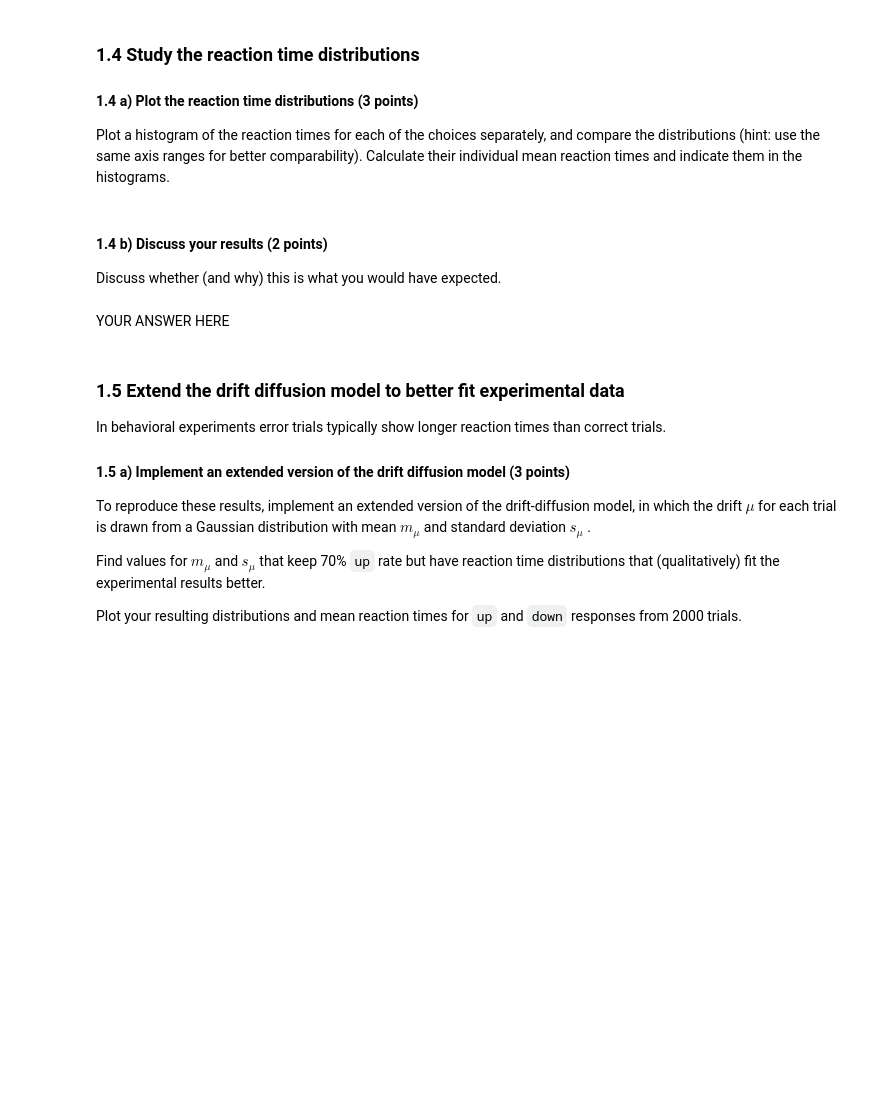
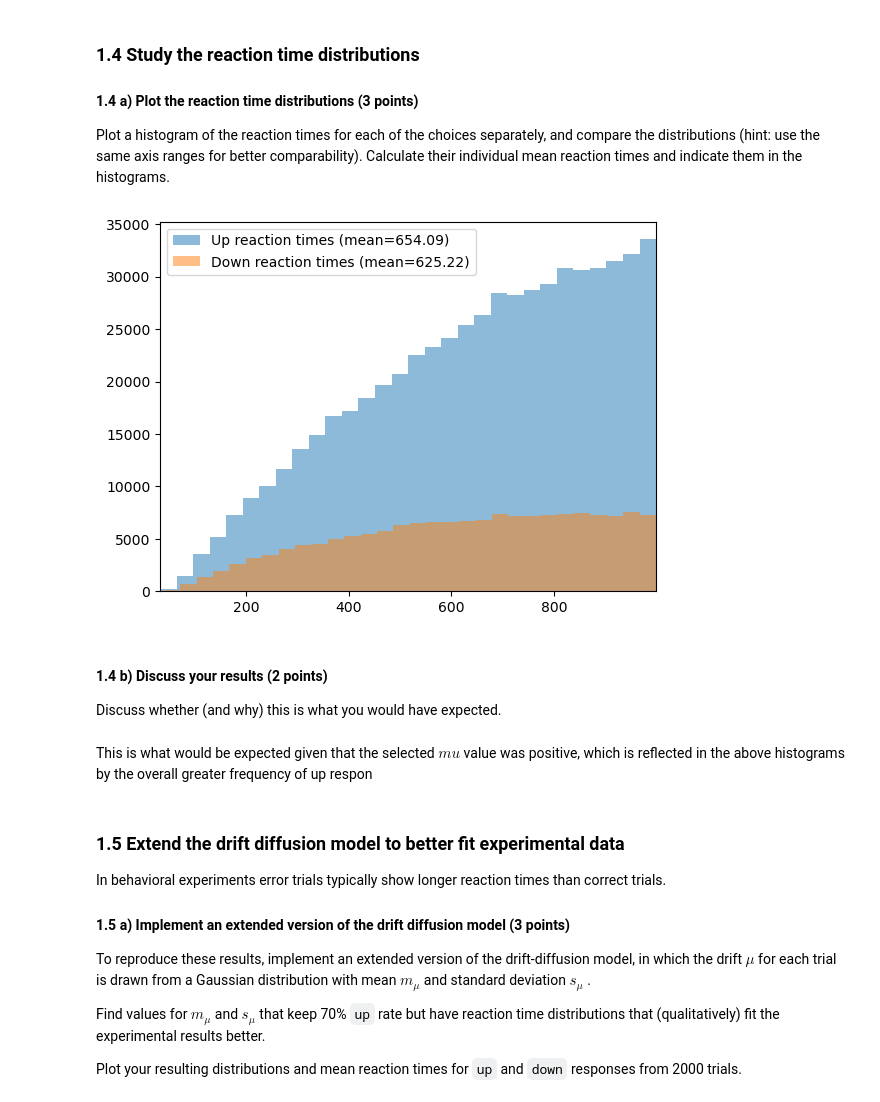
Before and after one commit to lfogarty98/mhbf_pt, a Jupyter notebook: 5-decision-making-I/decision-making-I.ipynb, the cells around one changed output. Drawn from its saved outputs; the diff is of its cells as text; code cells hidden in the pictures; blank space fills up the shorter version.

```diff
--- a/5-decision-making-I/decision-making-I.ipynb
+++ b/5-decision-making-I/decision-making-I.ipynb
@@ -113,3 +152,23 @@ raise NotImplementedError()
+# %%
+X0 = [0]
+mu = 0.1
+sigma = 0.5
+num_trials = 2000
+a = 1
+dt = 0.01
+t = np.arange(0, 10, dt)
+up_reaction_times = []
+down_reaction_times = []
+
+for i in range(num_trials):
+    X = helpers.euler_maruyama(ffun=lambda t, y: mu, gfun=lambda t, y: sigma, y0=X0, t=t)
+    for j in range(len(X)):
+        if X[j] >= a:
+            up_reaction_times.append(j)
+        elif X[j] <=-a:
+            down_reaction_times.append(j)
+    # if not np.max(X) >= a or np.max(X) <= -a:
+    #     i -= 1 # resimulate if no boundary reached
 # %% [markdown]
 ### 1.4 Study the reaction time distributions
 
@@ -122,9 +178,24 @@ raise NotImplementedError()
+# %%
+# Plot histograms
+plt.hist(up_reaction_times, bins=30, alpha=0.5, label=f'Up reaction times (mean={np.mean(up_reaction_times):.2f})')
+plt.hist(down_reaction_times, bins=30, alpha=0.5, label=f'Down reaction times (mean={np.mean(down_reaction_times):.2f})')
+
+# Set axis ranges for comparability
+plt.xlim(min(min(up_reaction_times), min(down_reaction_times)), max(max(up_reaction_times), max(down_reaction_times)))
+# plt.ylim(0, max(np.histogram(up_reaction_times, bins=30)[0].max(), np.histogram(down_reaction_times, bins=30)[0].max()))
+
+# Add legend
+plt.legend()
+
+plt.show()
+# %% [output]
+[figure, added]
 # %% [markdown]
 #### 1.4 b) Discuss your results (2 points)
 
 Discuss whether (and why) this is what you would have expected.
-# %% [markdown]
-YOUR ANSWER HERE
+# %% [markdown]
+This is what would be expected given that the selected $mu$ value was positive, which is reflected in the above histograms by the overall greater frequency of up respon
 # %% [markdown]
 ### 1.5 Extend the drift diffusion model to better fit experimental data
 
```
Also changed, not shown: parts of 9 cells of this notebook.
